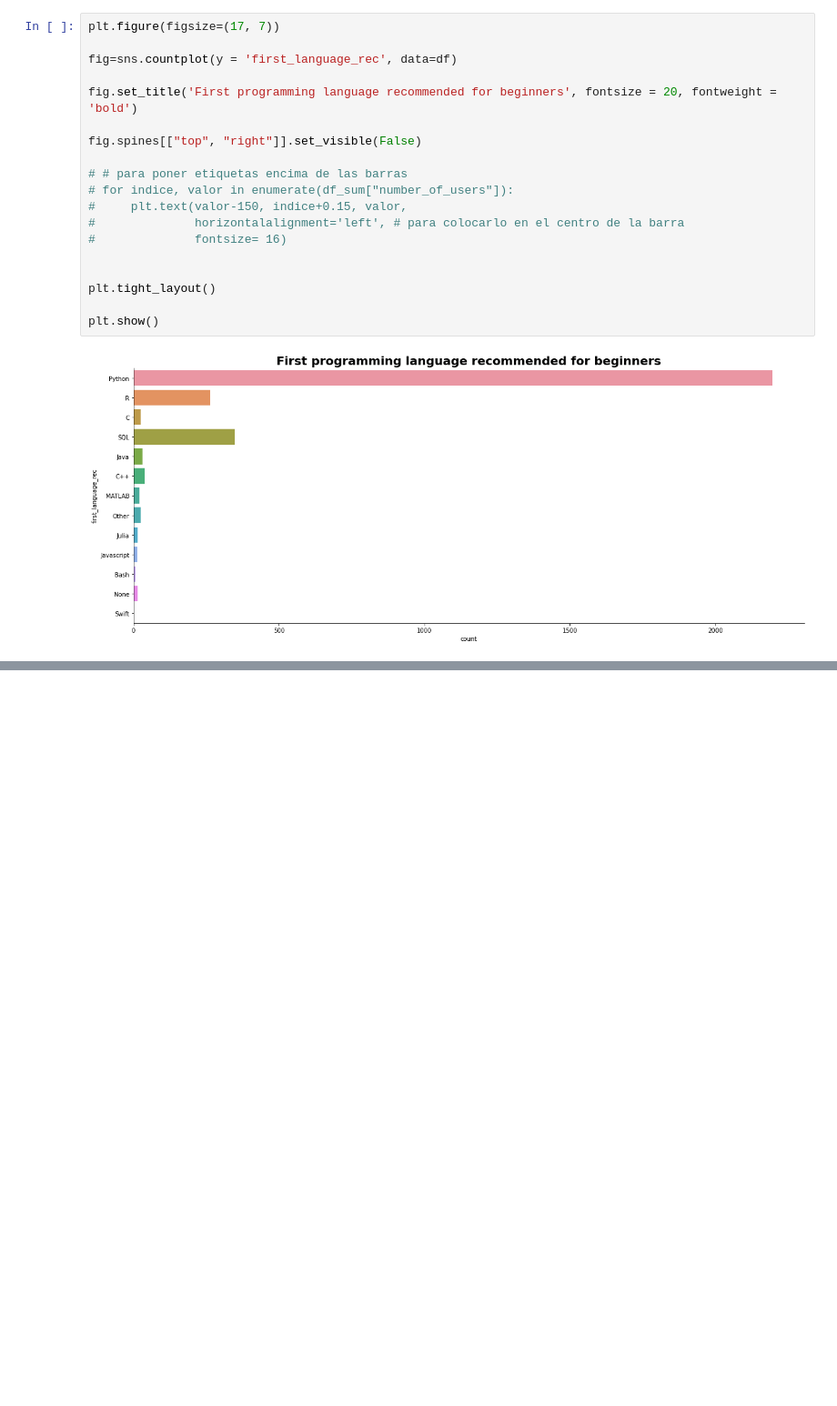
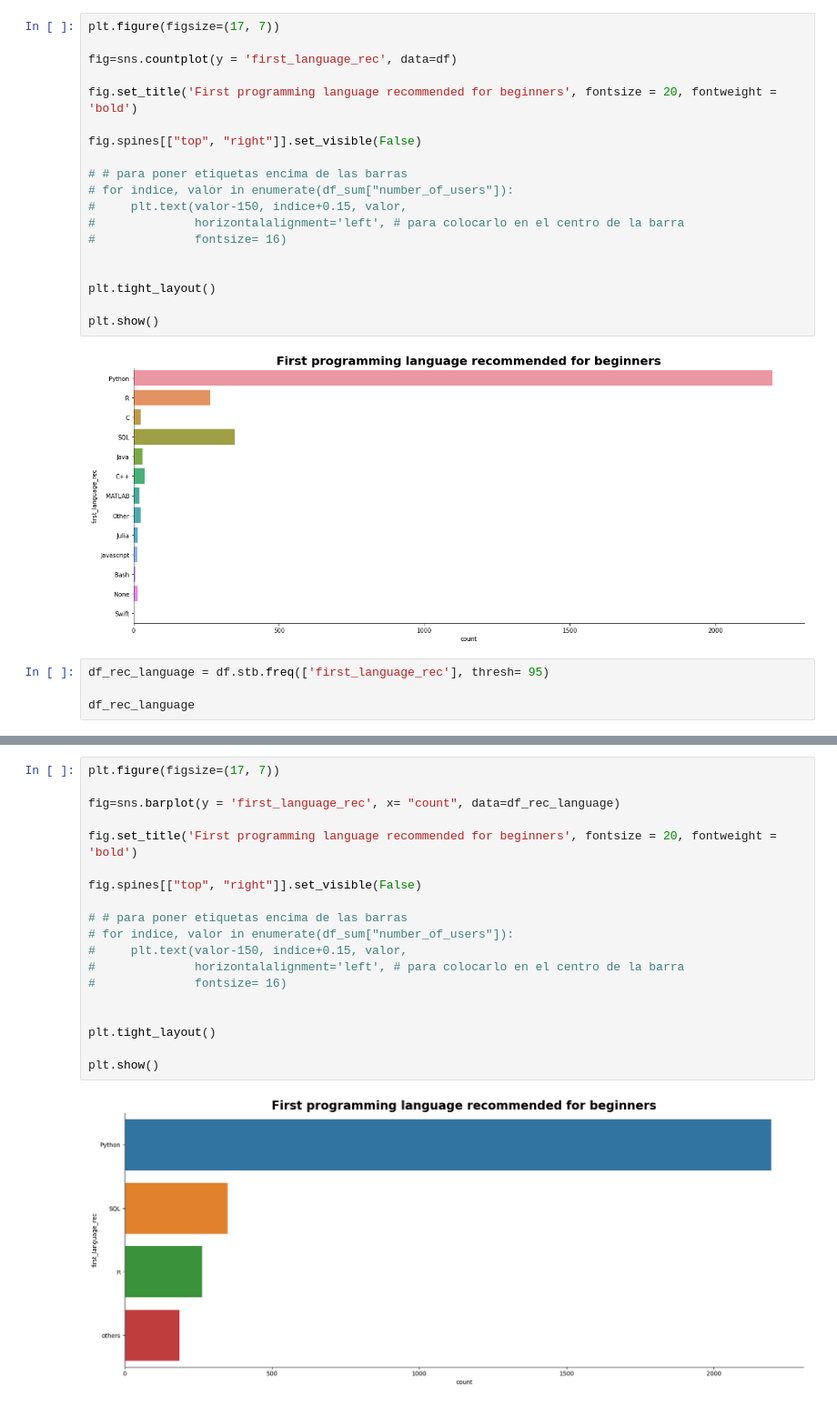
Before and after one commit to Adalab/project-da-promo-d-module-2-team-2-, a Jupyter notebook: notebooks/visualizacion.ipynb, the cells around one changed output, grey strips where cells are left out. Shown at 91% size. Cells and saved outputs as stored; diff of their text form; blank space fills up the shorter version.

```diff
--- a/notebooks/visualizacion.ipynb
+++ b/notebooks/visualizacion.ipynb
@@ -381,3 +399,7 @@ plt.tight_layout()
 plt.show()
 # %% [output]
 [figure]
+# %%
+df_rec_language = df.stb.freq(['first_language_rec'], thresh= 95)
+
+df_rec_language
@@ -383,0 +412,21 @@ plt.show()
+# %%
+plt.figure(figsize=(17, 7))
+
+fig=sns.barplot(y = 'first_language_rec', x= "count", data=df_rec_language)
+
+fig.set_title('First programming language recommended for beginners', fontsize = 20, fontweight = 'bold')
+
+fig.spines[["top", "right"]].set_visible(False)
+
+# # para poner etiquetas encima de las barras
+# for indice, valor in enumerate(df_sum["number_of_users"]):
+#     plt.text(valor-150, indice+0.15, valor,
+#              horizontalalignment='left', # para colocarlo en el centro de la barra
+#              fontsize= 16)
+
+
+plt.tight_layout()
+
+plt.show()
+# %% [output]
+[figure, added]
```
Also changed, not shown: parts of 32 cells of this notebook.
